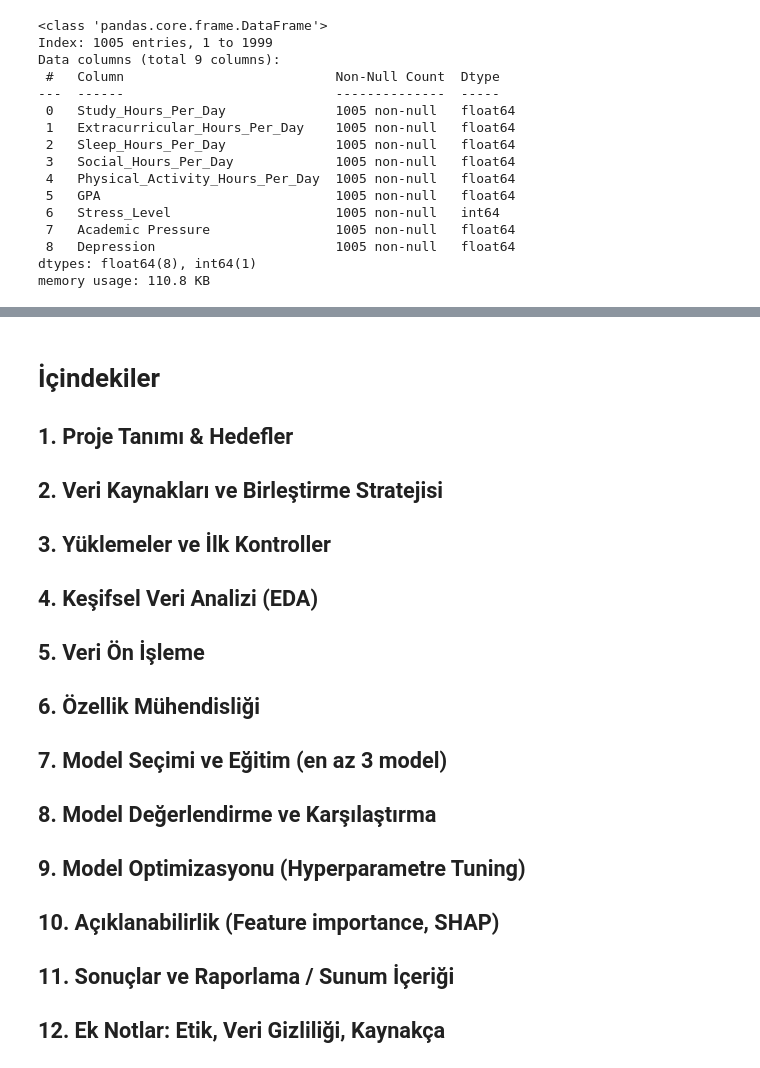
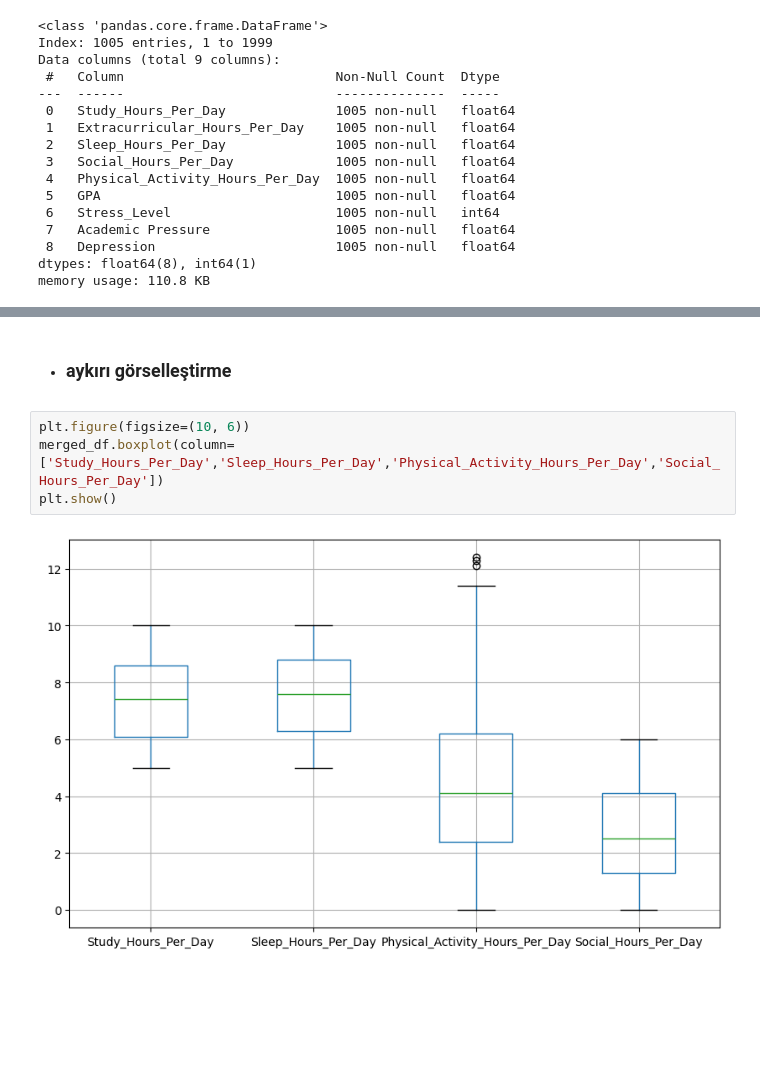
Before and after one commit to baafbass/UniMind, a Jupyter notebook: UniMind.ipynb, the cells around one changed output, grey strips where cells are left out. Cells and saved outputs as stored; diff of their text form; blank space fills up the shorter version.

Commit message:
Modeling and evaluations

```diff
--- a/UniMind.ipynb
+++ b/UniMind.ipynb
@@ -774,18 +784,11 @@ plt.tight_layout()
 plt.show()
 # %% [output]
 [figure]
-# %% [markdown]
-# **İçindekiler**
-
-## 1. Proje Tanımı & Hedefler
-## 2. Veri Kaynakları ve Birleştirme Stratejisi
-## 3. Yüklemeler ve İlk Kontroller
-## 4. Keşifsel Veri Analizi (EDA)
-## 5. Veri Ön İşleme
-## 6. Özellik Mühendisliği
-## 7. Model Seçimi ve Eğitim (en az 3 model)
-## 8. Model Değerlendirme ve Karşılaştırma
-## 9. Model Optimizasyonu (Hyperparametre Tuning)
-## 10. Açıklanabilirlik (Feature importance, SHAP)
-## 11. Sonuçlar ve Raporlama / Sunum İçeriği
-## 12. Ek Notlar: Etik, Veri Gizliliği, Kaynakça
+# %% [markdown]
+- ### aykırı görselleştirme
+# %%
+plt.figure(figsize=(10, 6))
+merged_df.boxplot(column=['Study_Hours_Per_Day','Sleep_Hours_Per_Day','Physical_Activity_Hours_Per_Day','Social_Hours_Per_Day'])
+plt.show()
+# %% [output]
+[figure, added]
```
Also changed, not shown: parts of 58 cells of this notebook.
